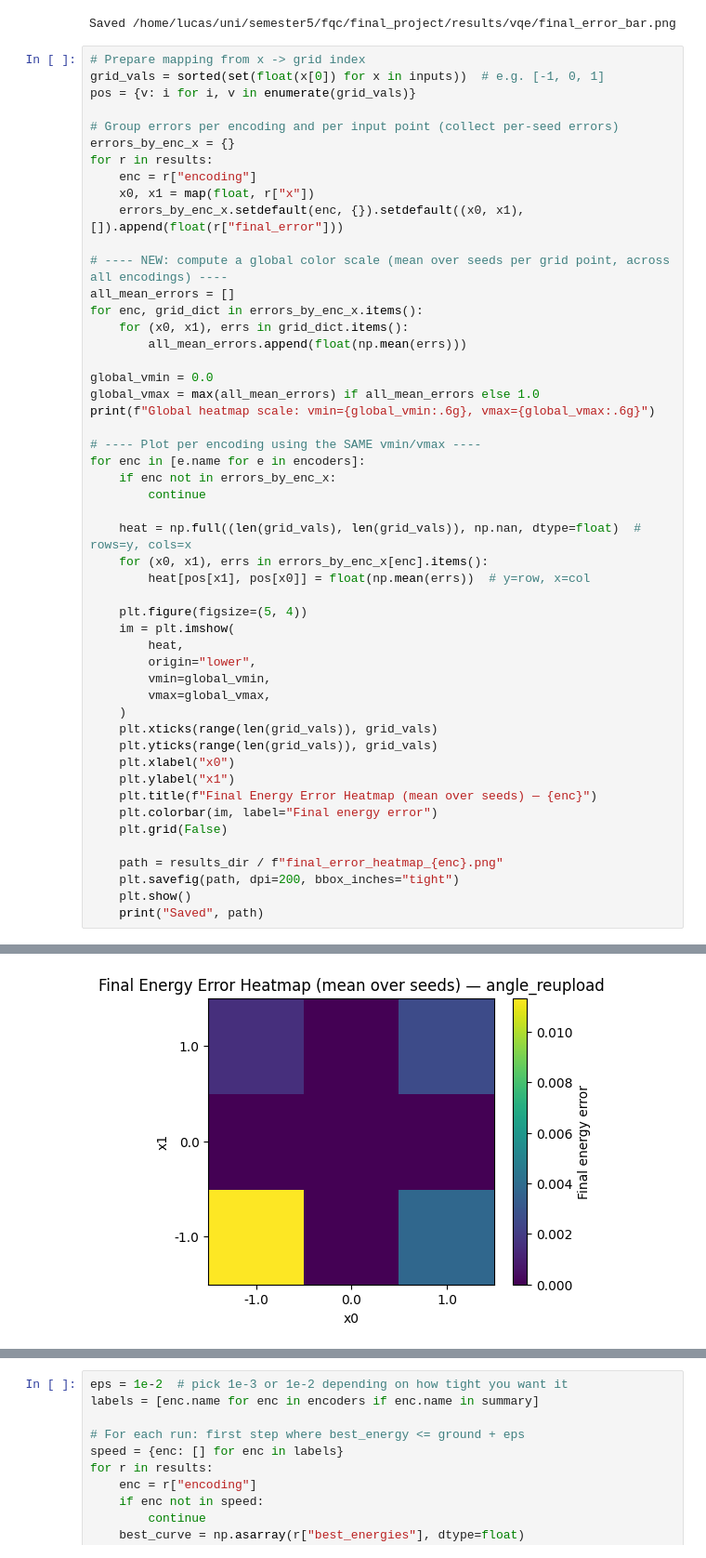
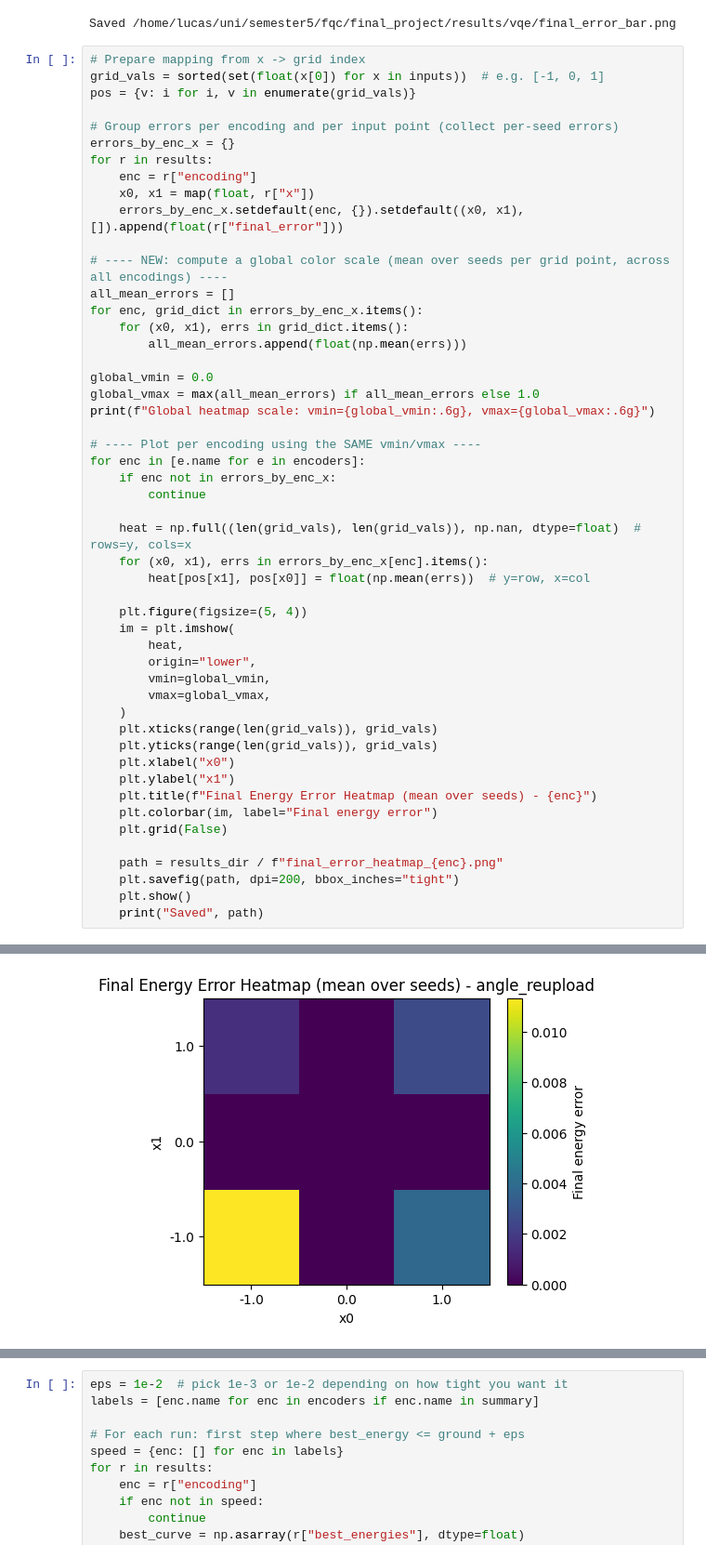
Before and after one commit to lucas937-code/fqc-final-project, a Jupyter notebook: notebooks/01_vqe_encoding_compare.ipynb, the cells around one changed output, grey strips where cells are left out. Shown at 93% size. Drawn from its saved outputs; the diff is of its cells as text.

```diff
--- a/notebooks/01_vqe_encoding_compare.ipynb
+++ b/notebooks/01_vqe_encoding_compare.ipynb
@@ -264,7 +264,7 @@ for enc in [e.name for e in encoders]:
     plt.yticks(range(len(grid_vals)), grid_vals)
     plt.xlabel("x0")
     plt.ylabel("x1")
-    plt.title(f"Final Energy Error Heatmap (mean over seeds) — {enc}")
+    plt.title(f"Final Energy Error Heatmap (mean over seeds) - {enc}")
     plt.colorbar(im, label="Final energy error")
     plt.grid(False)
 
@@ -280,3 +280,3 @@ Saved /home/lucas/uni/semester5/fqc/final_project/results/vqe/final_error_heatma
 Saved /home/lucas/uni/semester5/fqc/final_project/results/vqe/final_error_heatmap_angle.png
-[figure, old version]
+[figure, new version]
 Saved /home/lucas/uni/semester5/fqc/final_project/results/vqe/final_error_heatmap_angle_reupload.png
```
Also changed, not shown: parts of 1 cell of this notebook, 10 other files.
